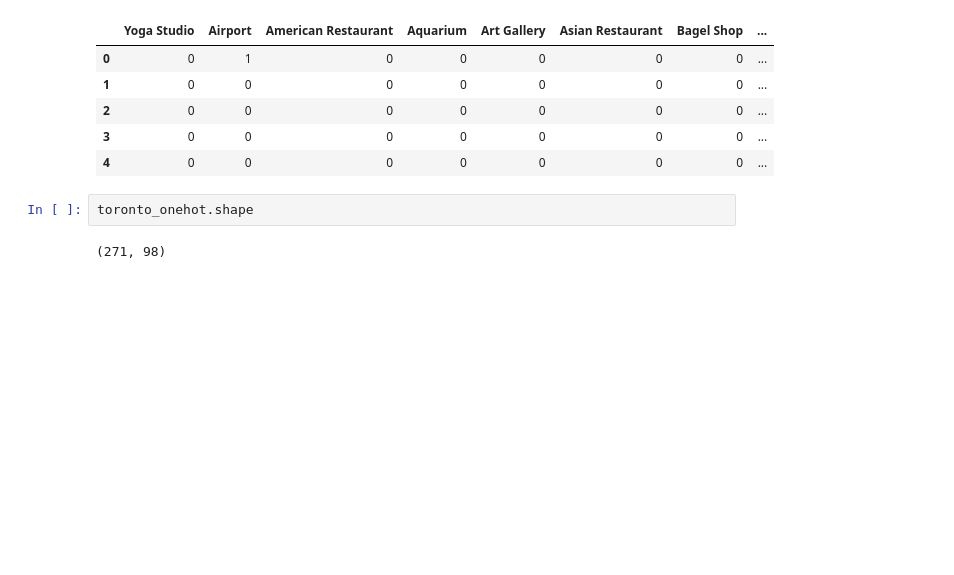
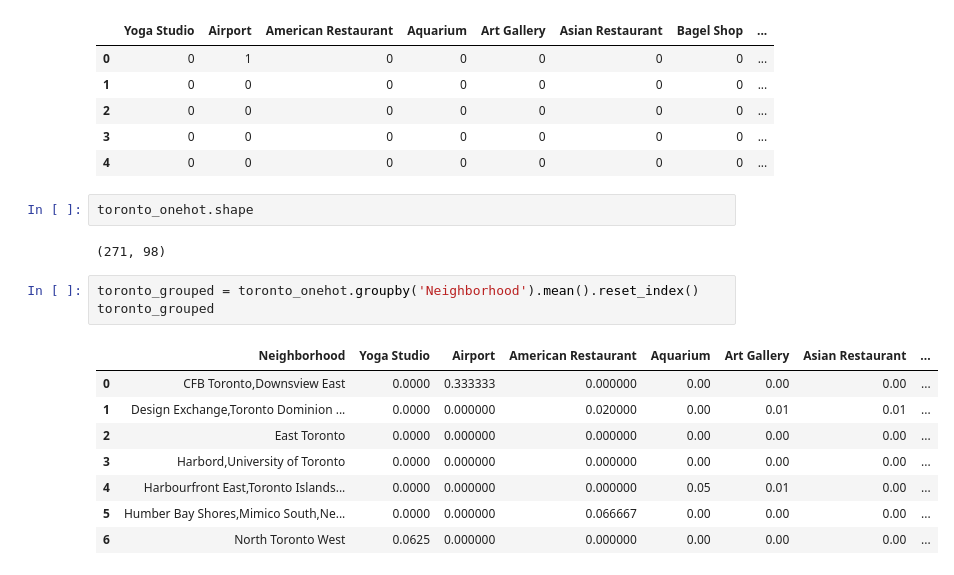
Before and after one commit to MohanRa/Capstone-BattleOfNeighbourhood, a Jupyter notebook: Cluster_Toronto.ipynb, the cells around one changed output. Drawn from its saved outputs; the diff is of its cells as text; blank space fills up the shorter version.

```diff
--- a/Cluster_Toronto.ipynb
+++ b/Cluster_Toronto.ipynb
@@ -213,3 +213,15 @@ toronto_onehot.head()
 toronto_onehot.shape
 # %% [output]
 (271, 98)
+# %%
+toronto_grouped = toronto_onehot.groupby('Neighborhood').mean().reset_index()
+toronto_grouped
+# %% [output]
+|  | Neighborhood | Yoga Studio | Airport | American Restaurant | Aquarium | Art Gallery | Asian Restaurant | ... |
+| 0 | CFB Toronto,Downsview East | 0.0000 | 0.333333 | 0.000000 | 0.00 | 0.00 | 0.00 | ... |
+| 1 | Design Exchange,Toronto Dominion ... | 0.0000 | 0.000000 | 0.020000 | 0.00 | 0.01 | 0.01 | ... |
+| 2 | East Toronto | 0.0000 | 0.000000 | 0.000000 | 0.00 | 0.00 | 0.00 | ... |
+| 3 | Harbord,University of Toronto | 0.0000 | 0.000000 | 0.000000 | 0.00 | 0.00 | 0.00 | ... |
+| 4 | Harbourfront East,Toronto Islands... | 0.0000 | 0.000000 | 0.000000 | 0.05 | 0.01 | 0.00 | ... |
+| 5 | Humber Bay Shores,Mimico South,Ne... | 0.0000 | 0.000000 | 0.066667 | 0.00 | 0.00 | 0.00 | ... |
+| 6 | North Toronto West | 0.0625 | 0.000000 | 0.000000 | 0.00 | 0.00 | 0.00 | ... |
```
Also changed, not shown: parts of 6 cells of this notebook.
